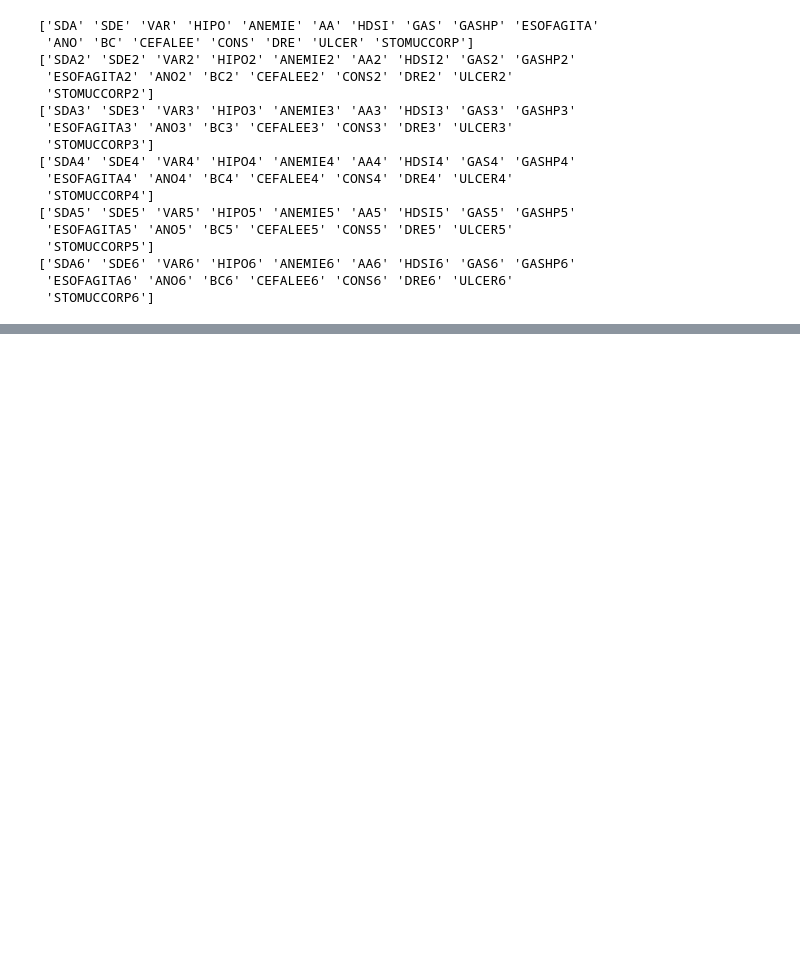
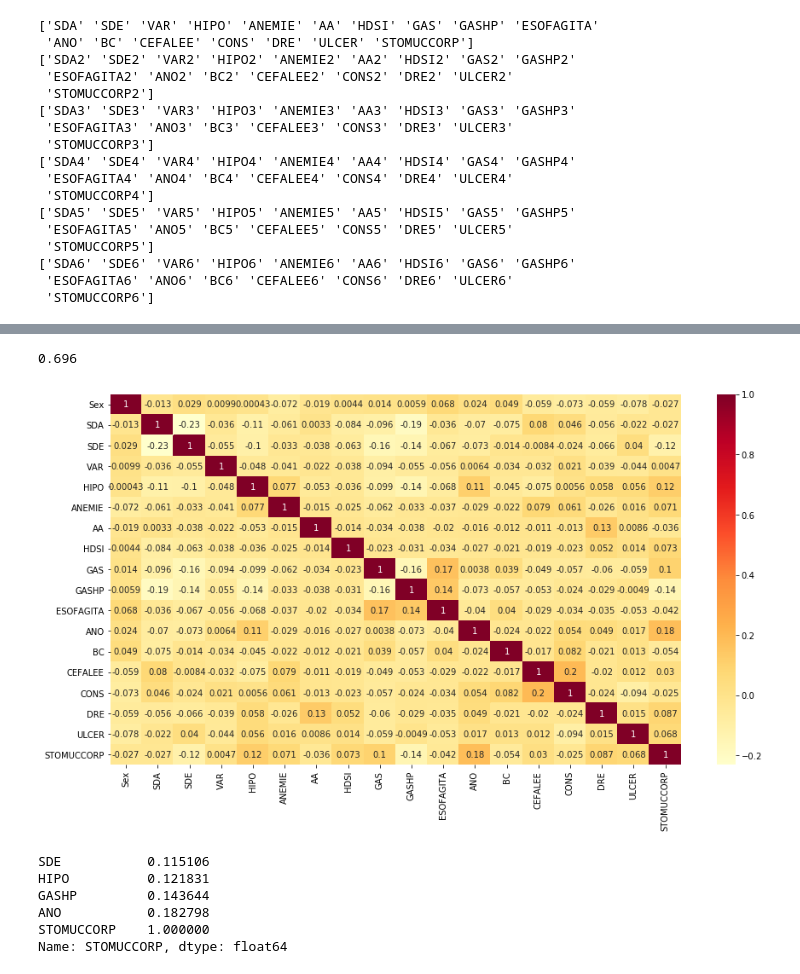
Before and after one commit to kyokeen/intelligent-systems-year3, a Jupyter notebook: A1/assignment1_task10_irina.ipynb, the cells around one changed output, grey strips where cells are left out. Cells and saved outputs as stored; diff of their text form; code cells hidden in the pictures; blank space fills up the shorter version.

```diff
--- a/A1/assignment1_task10_irina.ipynb
+++ b/A1/assignment1_task10_irina.ipynb
@@ -27,6 +27,3 @@ Index(['IDINT', 'IDPAC', 'NrInt', 'Sex', 'VAn', 'VLu', 'VNorm', 'Jud', 'AnEx',
        'ULCER3', 'ULCER4', 'ULCER5', 'ULCER6', 'STOMUCCORP', 'STOMUCCORP2',
        'STOMUCCORP3', 'STOMUCCORP4', 'STOMUCCORP5', 'STOMUCCORP6'],
       dtype='object', length=112)
-# %%
-columns = (df.columns).to_numpy()
-columns
@@ -155,0 +177,19 @@ ValueError: could not convert string to float: 'F'
+# %%
+clf.score(test_x, test_y)
+# %% [output]
+0.696
+# %%
+plt.rcParams['figure.figsize'] = (15, 8)
+sns.heatmap(first_df_encoded.corr(), cmap ='YlOrRd', annot = True)  # Wistia is also a good colour map
+plt.show()
+# %% [output]
+[figure, added]
+# %%
+first_df_encoded.corr()['STOMUCCORP'].abs().sort_values().tail()
+# %% [output]
+SDE           0.115106
+HIPO          0.121831
+GASHP         0.143644
+ANO           0.182798
+STOMUCCORP    1.000000
+Name: STOMUCCORP, dtype: float64
```
Also changed, not shown: parts of 17 cells of this notebook.
